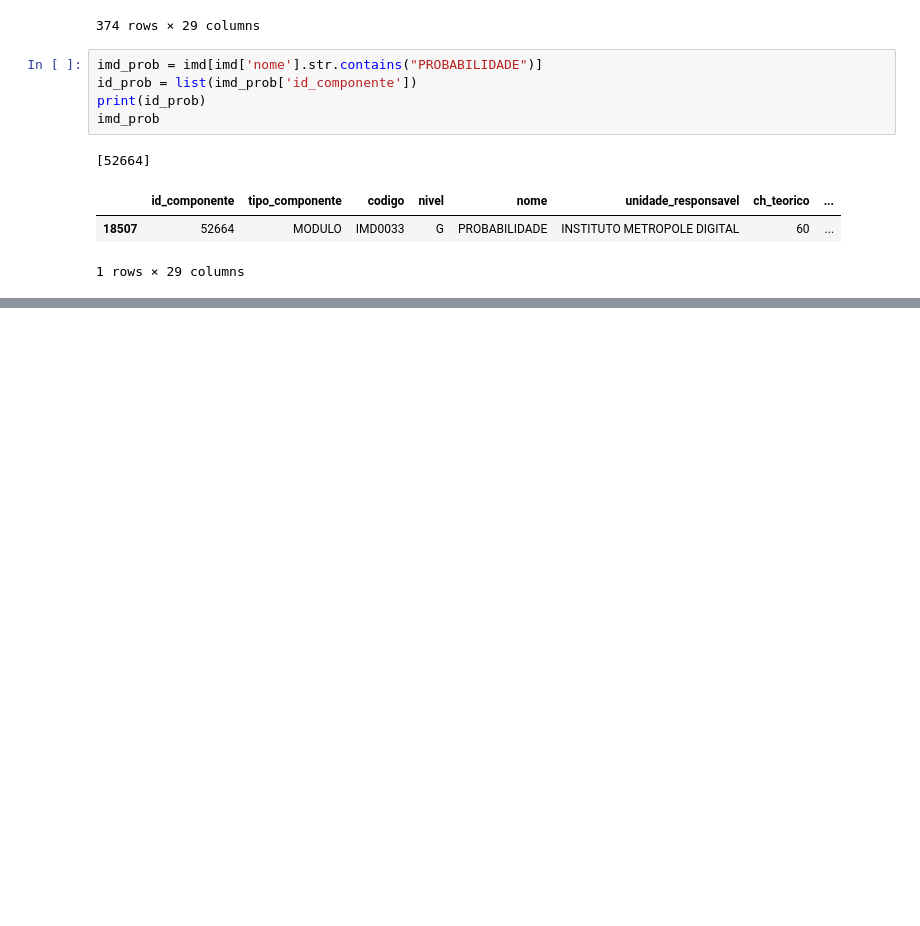
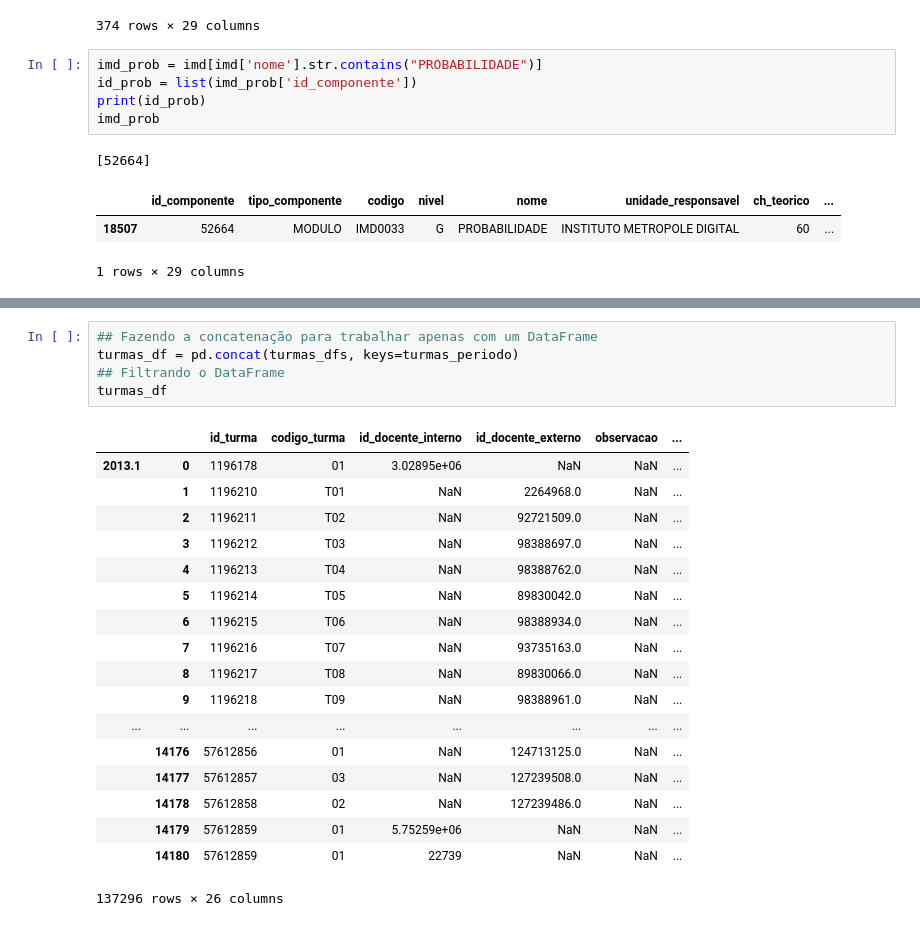
Before and after one commit to paulalps/Probabilidade, a Jupyter notebook: Unidade 2 - Trabalho 1/Trabalho 1.ipynb, the cells around one changed output, grey strips where cells are left out. Drawn from its saved outputs; the diff is of its cells as text; blank space fills up the shorter version.

```diff
--- a/Unidade 2 - Trabalho 1/Trabalho 1.ipynb
+++ b/Unidade 2 - Trabalho 1/Trabalho 1.ipynb
@@ -110,0 +145,24 @@ print(id_fmcii)
+# %%
+## Fazendo a concatenação para trabalhar apenas com um DataFrame
+turmas_df = pd.concat(turmas_dfs, keys=turmas_periodo)
+## Filtrando o DataFrame
+turmas_df
+# %% [output]
+|  |  | id_turma | codigo_turma | id_docente_interno | id_docente_externo | observacao | ... |
+| 2013.1 | 0 | 1196178 | 01 | 3.02895e+06 | NaN | NaN | ... |
+|  | 1 | 1196210 | T01 | NaN | 2264968.0 | NaN | ... |
+|  | 2 | 1196211 | T02 | NaN | 92721509.0 | NaN | ... |
+|  | 3 | 1196212 | T03 | NaN | 98388697.0 | NaN | ... |
+|  | 4 | 1196213 | T04 | NaN | 98388762.0 | NaN | ... |
+|  | 5 | 1196214 | T05 | NaN | 89830042.0 | NaN | ... |
+|  | 6 | 1196215 | T06 | NaN | 98388934.0 | NaN | ... |
+|  | 7 | 1196216 | T07 | NaN | 93735163.0 | NaN | ... |
+|  | 8 | 1196217 | T08 | NaN | 89830066.0 | NaN | ... |
+|  | 9 | 1196218 | T09 | NaN | 98388961.0 | NaN | ... |
+| ... | ... | ... | ... | ... | ... | ... | ... |
+|  | 14176 | 57612856 | 01 | NaN | 124713125.0 | NaN | ... |
+|  | 14177 | 57612857 | 03 | NaN | 127239508.0 | NaN | ... |
+|  | 14178 | 57612858 | 02 | NaN | 127239486.0 | NaN | ... |
+|  | 14179 | 57612859 | 01 | 5.75259e+06 | NaN | NaN | ... |
+|  | 14180 | 57612859 | 01 | 22739 | NaN | NaN | ... |
+137296 rows × 26 columns
```
Also changed, not shown: parts of 6 cells of this notebook.
